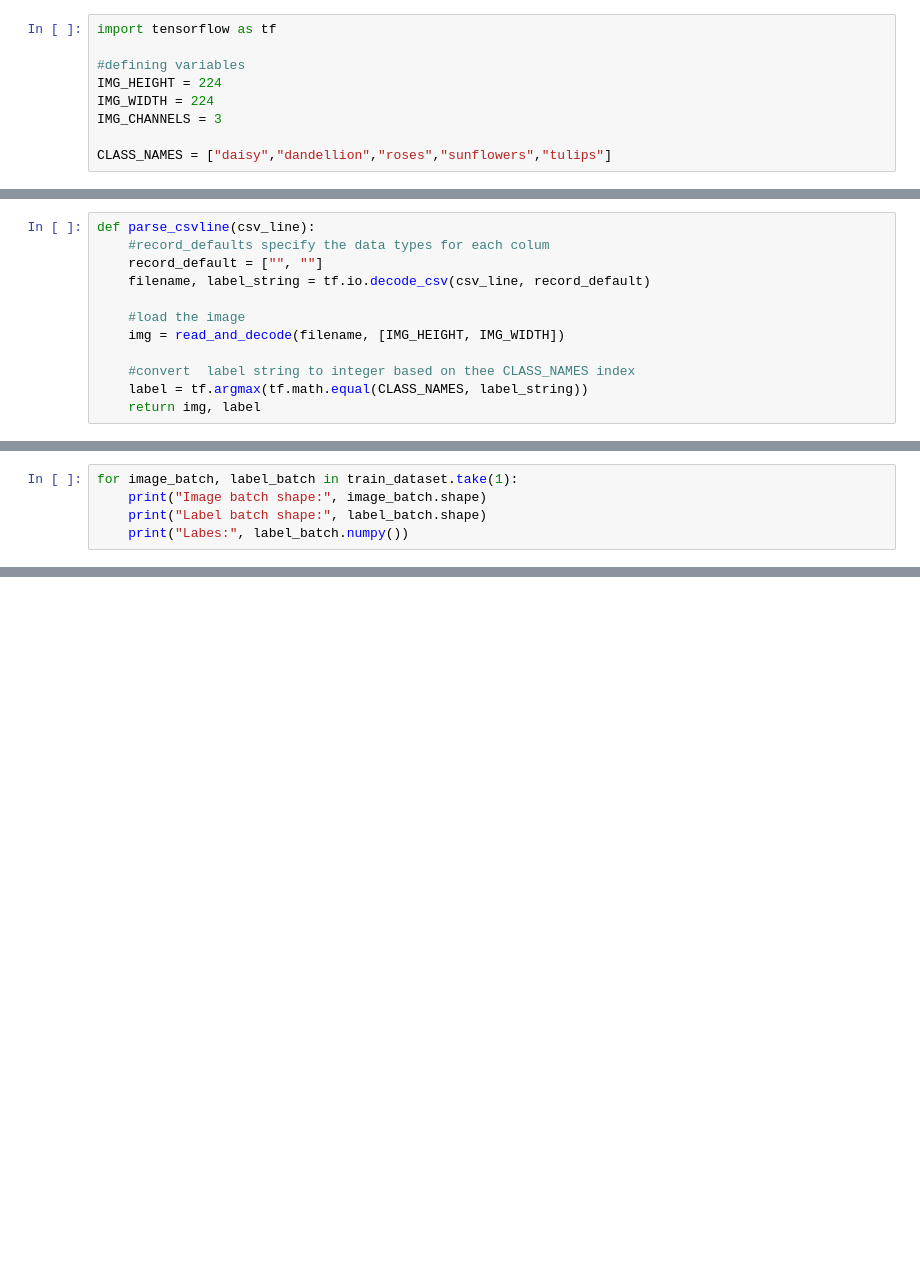
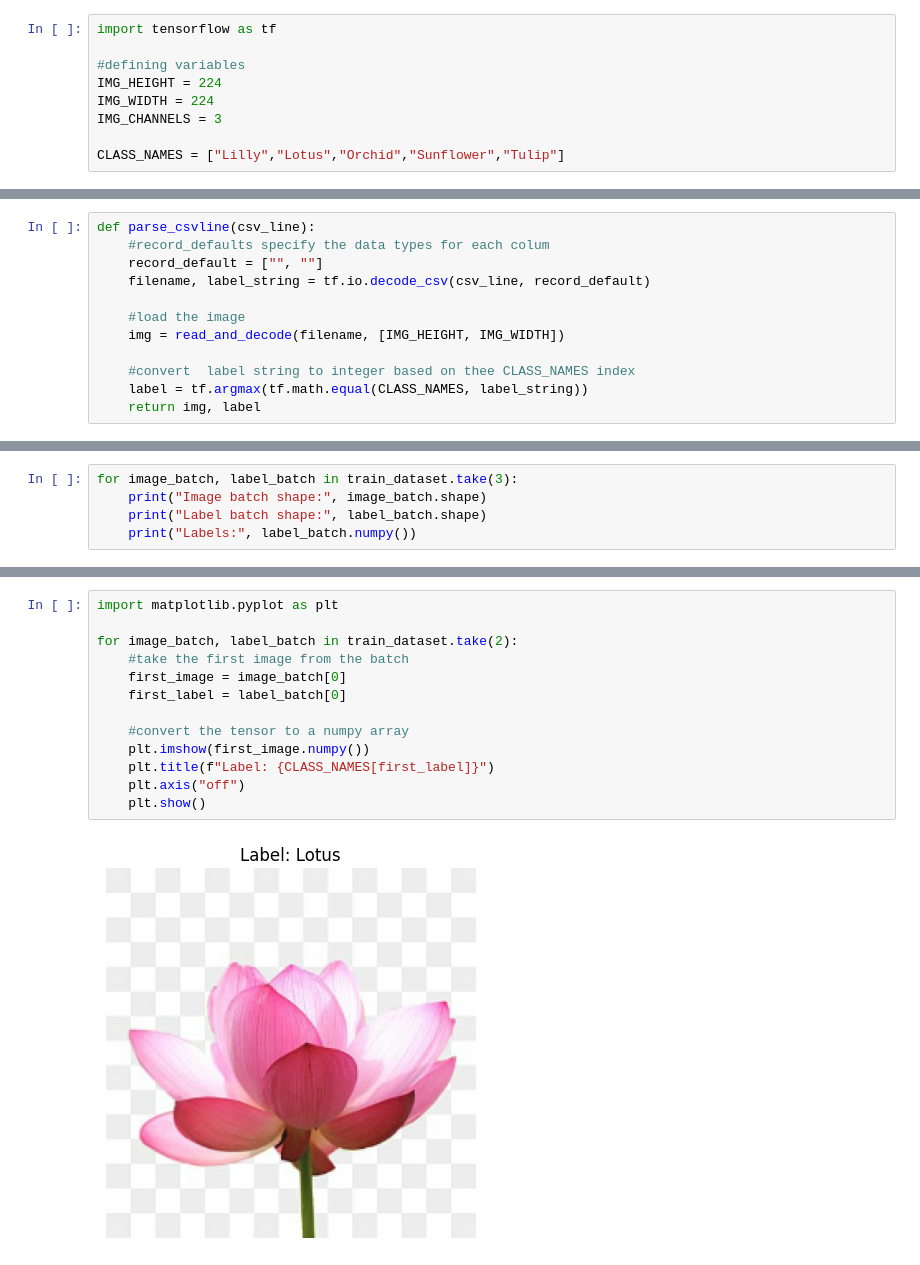
Before and after one commit to Kulekule2003/computer-visioin, a Jupyter notebook: computer_vision.ipynb, the cells around one changed output, grey strips where cells are left out. Saved outputs shown, nothing was run; the diff lists cells and outputs as text; blank space fills up the shorter version.

Commit message:
reconciled the class names

```diff
--- a/computer_vision.ipynb
+++ b/computer_vision.ipynb
@@ -6,7 +6,7 @@ IMG_HEIGHT = 224
 IMG_WIDTH = 224
 IMG_CHANNELS = 3
 
-CLASS_NAMES = ["daisy","dandellion","roses","sunflowers","tulips"]
+CLASS_NAMES = ["Lilly","Lotus","Orchid","Sunflower","Tulip"]
 # %%
 def read_and_decode(filename, resize_dims):
     # 1. read the files
@@ -48,10 +48,10 @@ eval_dataset = (
     .batch(16)
 )
 # %%
-for image_batch, label_batch in train_dataset.take(1):
+for image_batch, label_batch in train_dataset.take(3):
     print("Image batch shape:", image_batch.shape)
     print("Label batch shape:", label_batch.shape)
-    print("Labes:", label_batch.numpy())
+    print("Labels:", label_batch.numpy())
 # %% [output]
 Image batch shape: (16, 224, 224, 3)
 Label batch shape: (16,)
@@ -58,0 +79,15 @@ Labes: [0 0 0 0 0 0 0 0 0 0 0 0 0 0 0 0]
+# %%
+import matplotlib.pyplot as plt
+
+for image_batch, label_batch in train_dataset.take(2):
+    #take the first image from the batch
+    first_image = image_batch[0]
+    first_label = label_batch[0]
+
+    #convert the tensor to a numpy array
+    plt.imshow(first_image.numpy())
+    plt.title(f"Label: {CLASS_NAMES[first_label]}")
+    plt.axis("off")
+    plt.show()
+# %% [output]
+[figure, added]
```
Also changed, not shown: parts of 7 cells of this notebook, 2 other files.
